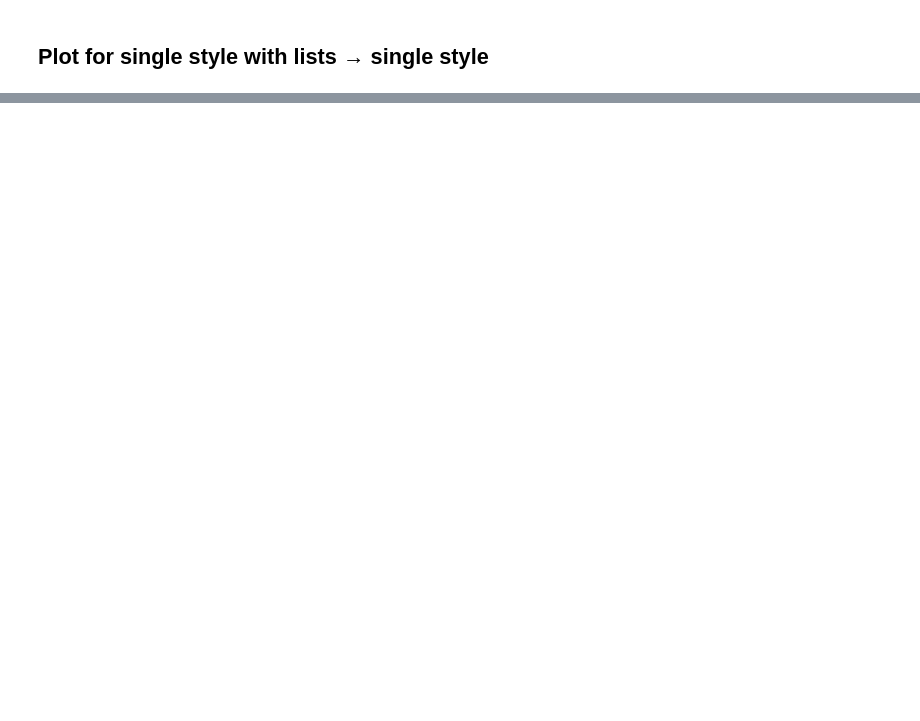
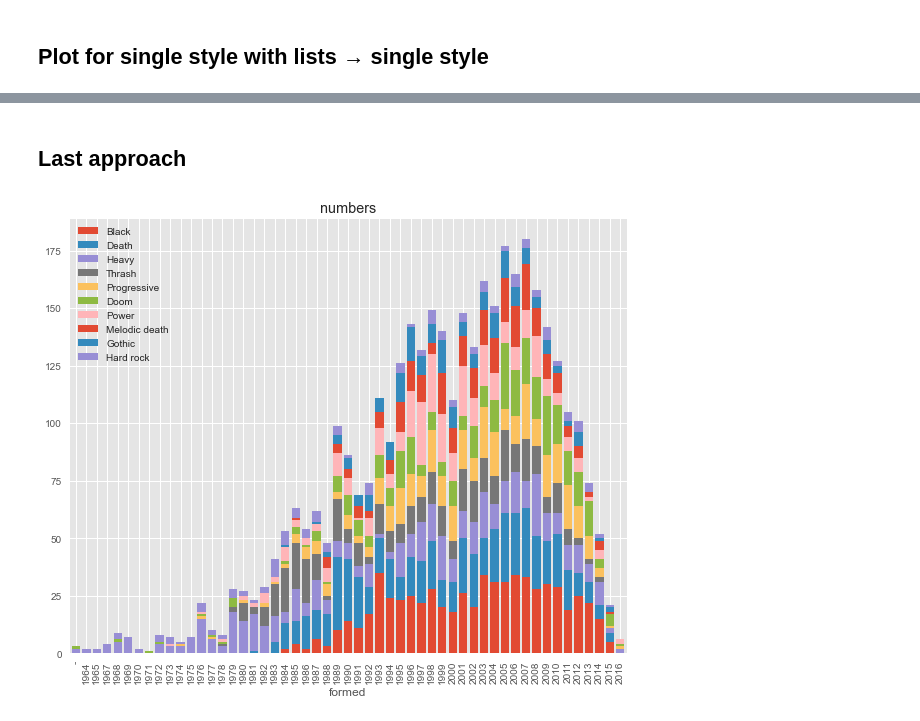
Before and after one commit to Doekii/Eip_Praktikum, a Jupyter notebook: Metal_bands.ipynb, the cells around one changed output, grey strips where cells are left out. Drawn from its saved outputs; the diff is of its cells as text; code cells hidden in the pictures; blank space fills up the shorter version.

```diff
--- a/Metal_bands.ipynb
+++ b/Metal_bands.ipynb
@@ -106,0 +152,24 @@ plt.show()
+# %% [markdown]
+## Last approach
+# %%
+frame = bands_frame.copy()
+eval_frame = pd.DataFrame()
+uniques = bands_frame["formed"].unique()
+eval_frame["formed"] = uniques
+eval_frame = eval_frame.set_index("formed")
+
+frame["style"] = frame["style"].map(lambda x: x.split(","))
+for style in styles:
+    frame[style] = frame["style"].apply(lambda x: True if style in x else False )
+    series = frame.groupby(style).formed.value_counts().get(True).sort_index()
+    eval_frame[style] = series
+
+
+plt.style.use("ggplot")
+eval_frame.sort_index(inplace = True)
+eval_frame.plot( kind='bar', stacked=True,
+        title='numbers',width= 0.8,figsize=(10,8),fontsize=10)
+plt.show()
+plt.close()
+# %% [output]
+[figure, added]
```
Also changed, not shown: parts of 7 cells of this notebook, 1 other file.
